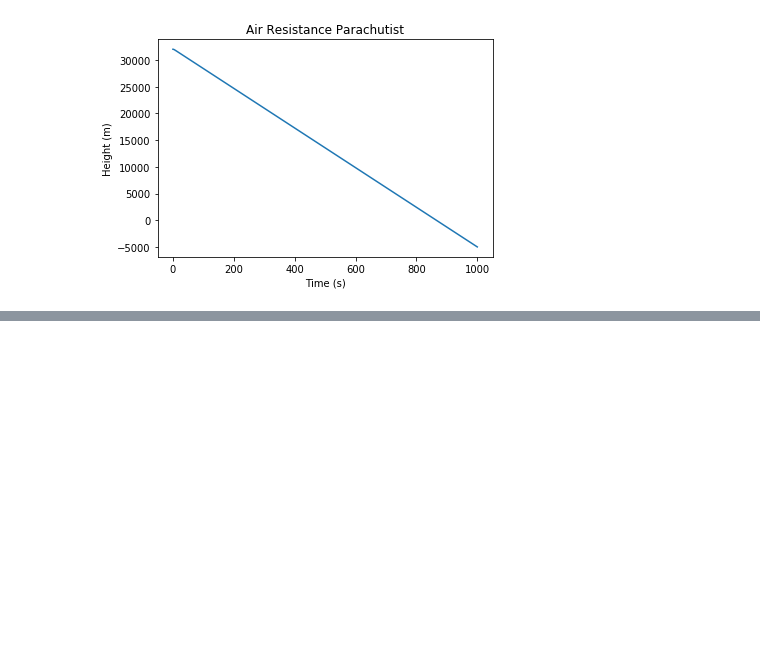
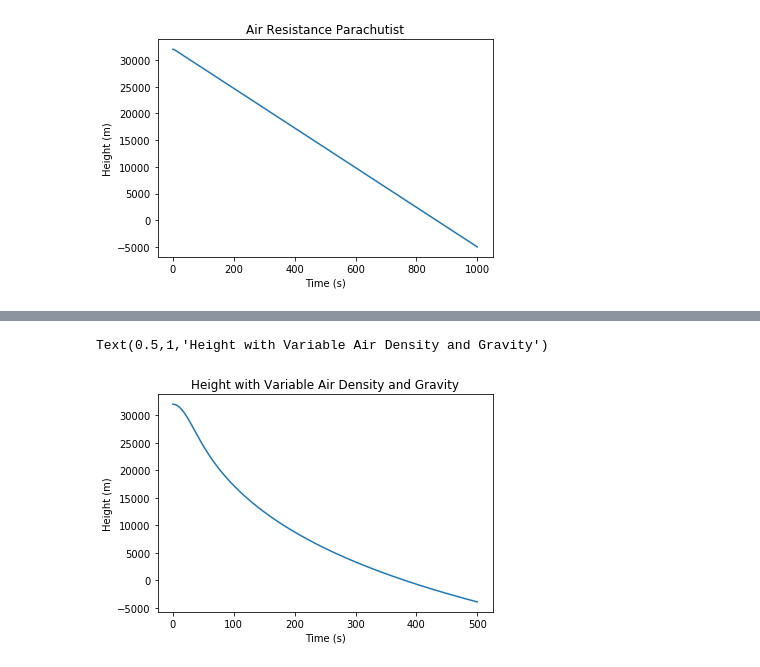
Before and after one commit to austinbeauch/thirdyearphys, a Jupyter notebook: 321A/a1.ipynb, the cells around one changed output, grey strips where cells are left out. Cells and saved outputs as stored; diff of their text form; code cells hidden in the pictures; blank space fills up the shorter version.

```diff
--- a/321A/a1.ipynb
+++ b/321A/a1.ipynb
@@ -54,0 +84,6 @@ The parachutist hit the ground at 854s.
+# %%
+plt.plot(times3, sol[:,0])
+plt.xlabel("Time (s)"); plt.ylabel("Height (m)"); plt.title("Height with Variable Air Density and Gravity")
+# %% [output]
+Text(0.5,1,'Height with Variable Air Density and Gravity')
+[figure, added]
```
Also changed, not shown: parts of 12 cells of this notebook.
